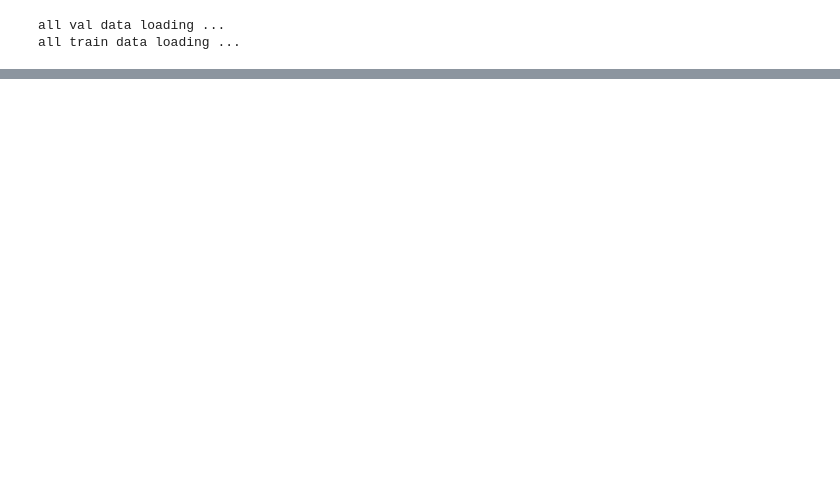
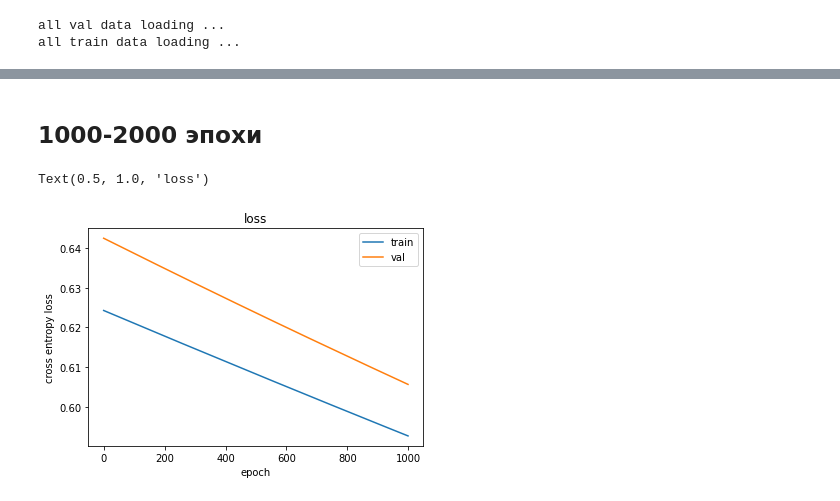
Before and after one commit to BLOOMFLARK/NN_noise_classification, a Jupyter notebook: PCANN.ipynb, the cells around one changed output, grey strips where cells are left out. Cells and saved outputs as stored; diff of their text form; code cells hidden in the pictures; blank space fills up the shorter version.

```diff
--- a/PCANN.ipynb
+++ b/PCANN.ipynb
@@ -341,0 +372,12 @@ Text(0.5, 1.0, 'accuracy')
+# %% [markdown]
+## 1000-2000 эпохи
+# %%
+# Loss
+plt.plot(range(num_epochs), train_loss, val_loss)
+plt.legend(['train', 'val'])
+plt.xlabel('epoch')
+plt.ylabel('cross entropy loss')
+plt.title('loss')
+# %% [output]
+Text(0.5, 1.0, 'loss')
+[figure, added]
```
Also changed, not shown: parts of 35 cells of this notebook.
